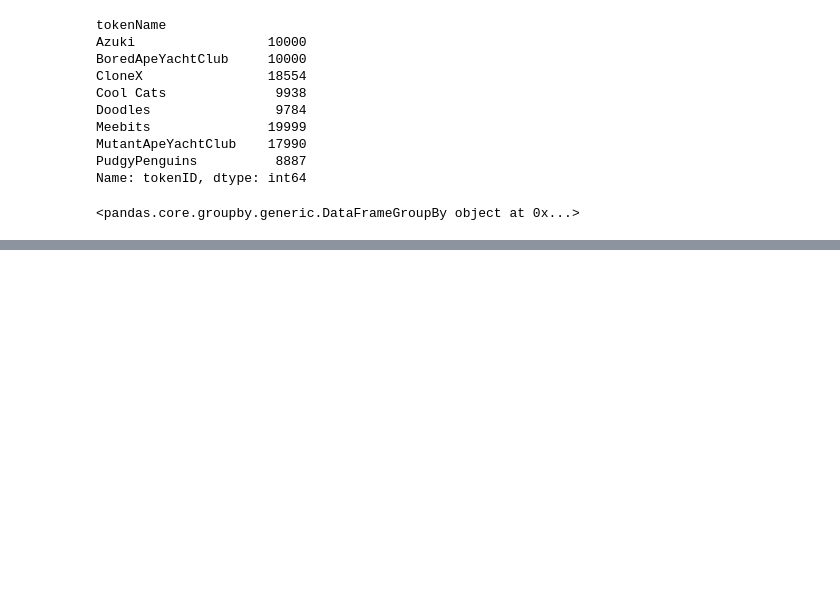
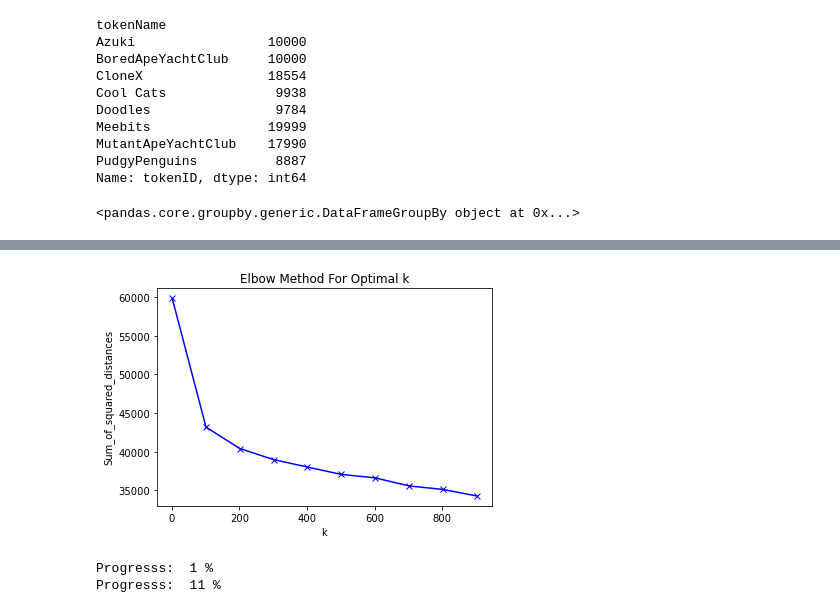
Before and after one commit to KostadinovK/Datathon-2022, a Jupyter notebook: Datathon_2022.ipynb, the cells around one changed output, grey strips where cells are left out. Cells and saved outputs as stored; diff of their text form; code cells hidden in the pictures; blank space fills up the shorter version.

Commit message:
Add training functions for gmm and kmeans

```diff
--- a/Datathon_2022.ipynb
+++ b/Datathon_2022.ipynb
@@ -147,0 +154,36 @@ pd.get_dummies(bayc_features)
+# %%
+one_hot_bayc = pd.get_dummies(bayc_features)
+def gmm(one_hot_bayc=one_hot_bayc):
+    Sum_of_squared_distances = []
+    for k in range (1, 100, 10):
+        gmm = GaussianMixture(k).fit(pd.get_dummies(bayc_features))
+        Sum_of_squared_distances.append(gmm.precisions_)
+        print('Progresss: ', k, "%")
+    plt.plot(range (1, 100, 10), Sum_of_squared_distances, 'bx-')
+    plt.xlabel('k')
+    plt.ylabel('Precision')
+    plt.title('Elbow Method For Optimal k')
+    plt.savefig('gmm.png')
+    plt.show()
+
+def kmeans(one_hot_bayc=one_hot_bayc):
+    Sum_of_squared_distances = []
+    for k in range (1, 1000, 100):
+        kmeans = MiniBatchKMeans(n_clusters=k, batch_size=2048).fit(one_hot_bayc)
+        Sum_of_squared_distances.append(kmeans.inertia_)
+    # gmm = GaussianMixture(100).fit(pd.get_dummies(bayc_features))
+    plt.plot(range (1, 1000, 100), Sum_of_squared_distances, 'bx-')
+    plt.xlabel('k')
+    plt.ylabel('Sum_of_squared_distances')
+    plt.title('Elbow Method For Optimal k')
+    plt.savefig('kmeans.png')
+    plt.show()
+# %%
+kmeans()
+# %% [output]
+[figure, added]
+# %%
+gmm()
+# %% [output]
+Progresss:  1 %
+Progresss:  11 %
```
Also changed, not shown: parts of 6 cells of this notebook.
